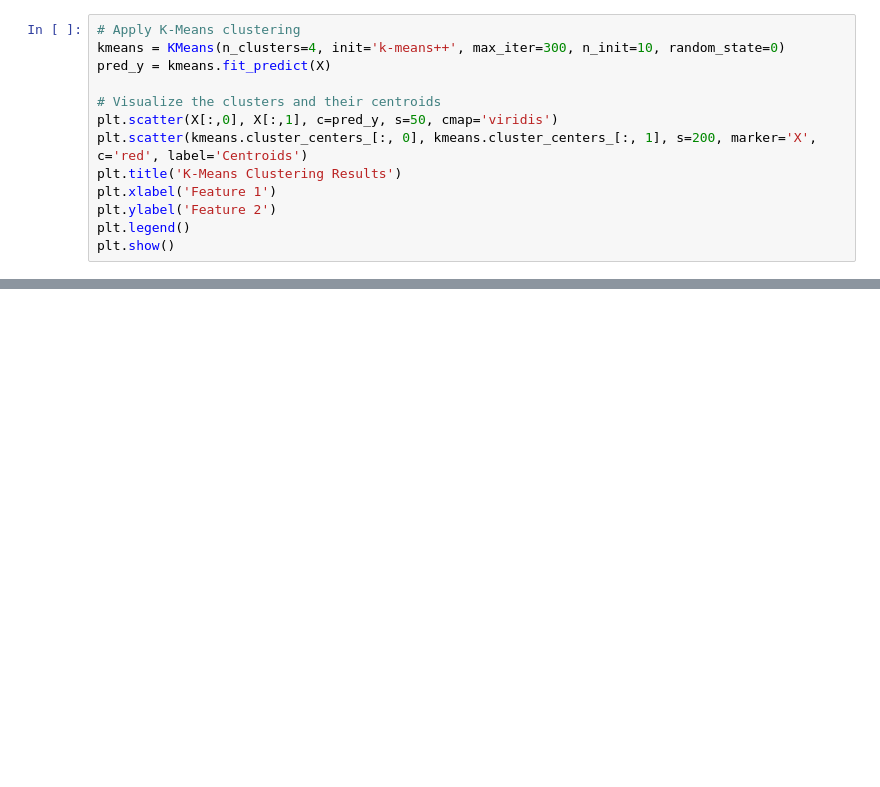
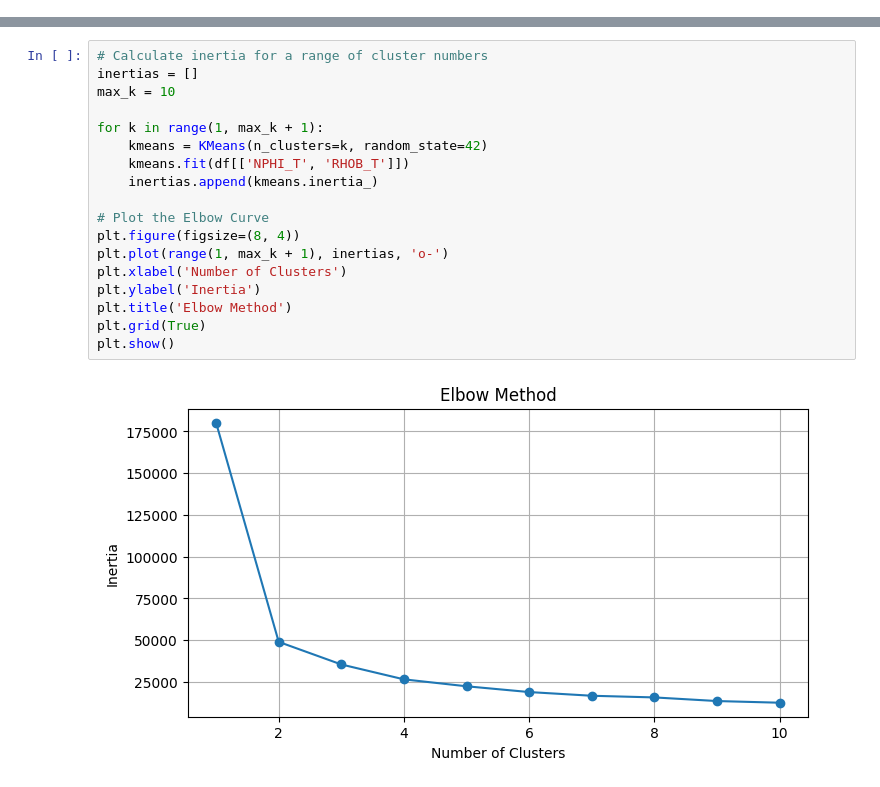
Before and after one commit to Sriyansh-36-AI-NITJ/Machine-Learning-Lab, a Jupyter notebook: K_Means_Clustering.ipynb, the cells around one changed output, grey strips where cells are left out. Saved outputs shown, nothing was run; the diff lists cells and outputs as text; blank space fills up the shorter version.

```diff
--- a/K_Means_Clustering.ipynb
+++ b/K_Means_Clustering.ipynb
@@ -19,13 +2,0 @@ plt.show()
-# %%
-# Apply K-Means clustering
-kmeans = KMeans(n_clusters=4, init='k-means++', max_iter=300, n_init=10, random_state=0)
-pred_y = kmeans.fit_predict(X)
-
-# Visualize the clusters and their centroids
-plt.scatter(X[:,0], X[:,1], c=pred_y, s=50, cmap='viridis')
-plt.scatter(kmeans.cluster_centers_[:, 0], kmeans.cluster_centers_[:, 1], s=200, marker='X', c='red', label='Centroids')
-plt.title('K-Means Clustering Results')
-plt.xlabel('Feature 1')
-plt.ylabel('Feature 2')
-plt.legend()
-plt.show()
@@ -33,0 +115,20 @@ plt.show()
+# %%
+# Calculate inertia for a range of cluster numbers
+inertias = []
+max_k = 10
+
+for k in range(1, max_k + 1):
+    kmeans = KMeans(n_clusters=k, random_state=42)
+    kmeans.fit(df[['NPHI_T', 'RHOB_T']])
+    inertias.append(kmeans.inertia_)
+
+# Plot the Elbow Curve
+plt.figure(figsize=(8, 4))
+plt.plot(range(1, max_k + 1), inertias, 'o-')
+plt.xlabel('Number of Clusters')
+plt.ylabel('Inertia')
+plt.title('Elbow Method')
+plt.grid(True)
+plt.show()
+# %% [output]
+[figure, added]
```
Also changed, not shown: parts of 9 cells of this notebook.
